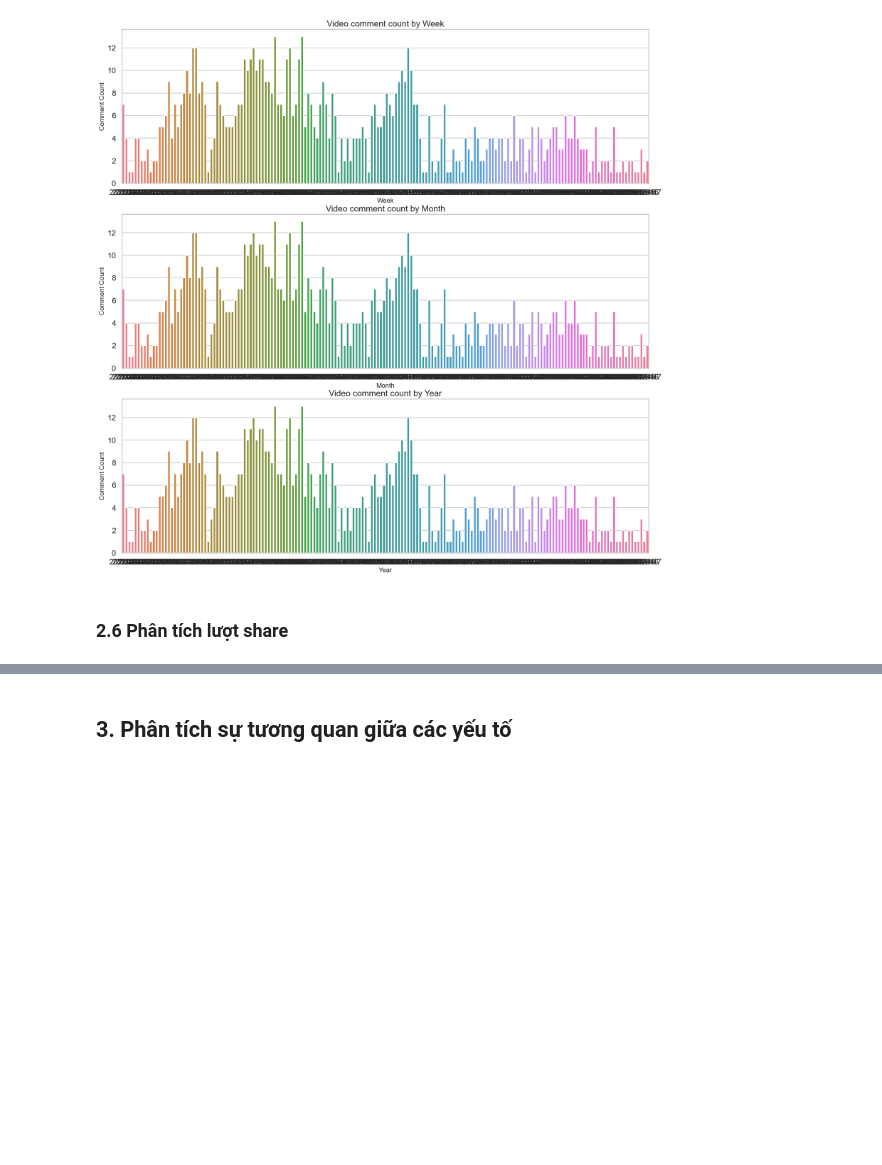
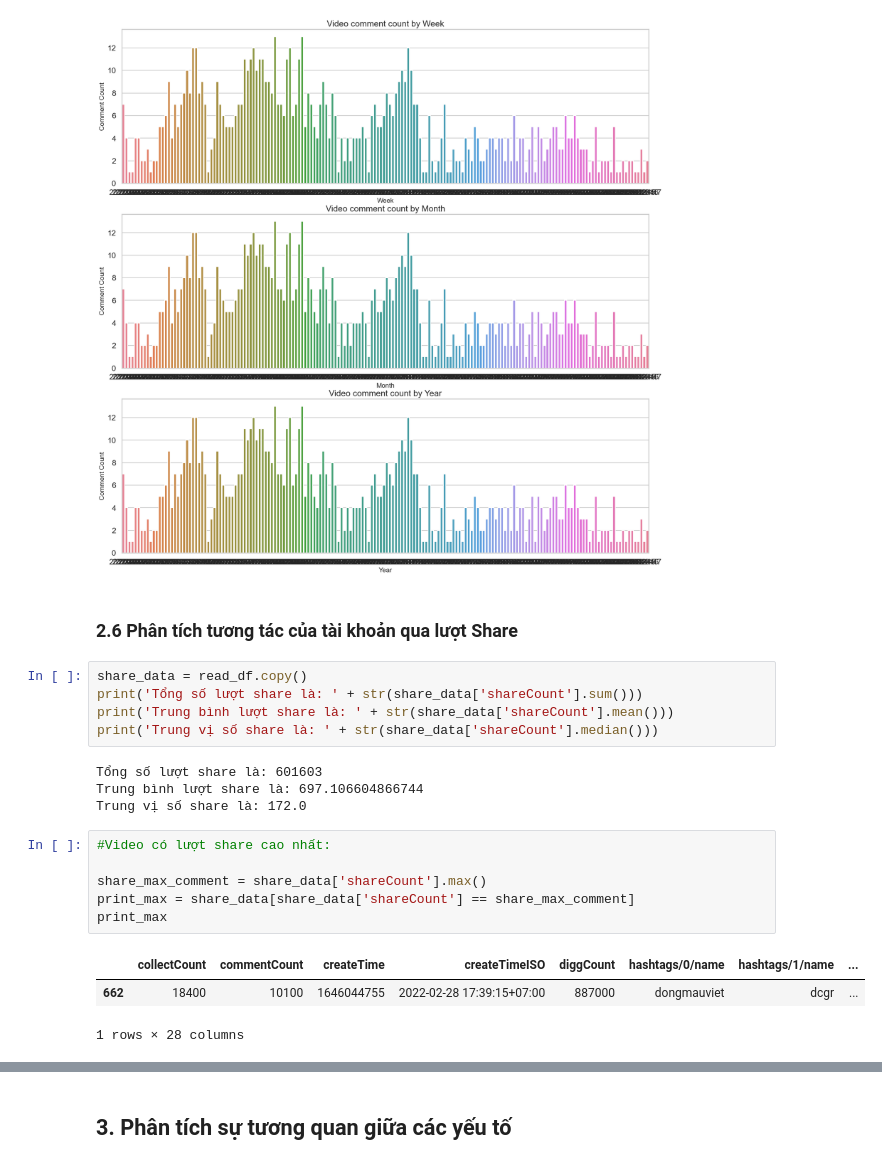
Before and after one commit to dattotien/Tiktok_profile, a Jupyter notebook: BTL.ipynb, the cells around one changed output, grey strips where cells are left out. Drawn from its saved outputs; the diff is of its cells as text; blank space fills up the shorter version.

```diff
--- a/BTL.ipynb
+++ b/BTL.ipynb
@@ -1347,4 +1412,23 @@ axes[2].set_title('Video comment count by Year', fontsize =18)
 Text(0.5, 1.0, 'Video comment count by Year')
 [figure]
 # %% [markdown]
-### 2.6 Phân tích lượt share
+### 2.6 Phân tích tương tác của tài khoản qua lượt Share
+# %%
+share_data = read_df.copy()
+print('Tổng số lượt share là: ' + str(share_data['shareCount'].sum()))
+print('Trung bình lượt share là: ' + str(share_data['shareCount'].mean()))
+print('Trung vị số share là: ' + str(share_data['shareCount'].median()))
+# %% [output]
+Tổng số lượt share là: 601603
+Trung bình lượt share là: 697.106604866744
+Trung vị số share là: 172.0
+# %%
+#Video có lượt share cao nhất:
+
+share_max_comment = share_data['shareCount'].max()
+print_max = share_data[share_data['shareCount'] == share_max_comment]
+print_max
+# %% [output]
+|  | collectCount | commentCount | createTime | createTimeISO | diggCount | hashtags/0/name | hashtags/1/name | ... |
+| 662 | 18400 | 10100 | 1646044755 | 2022-02-28 17:39:15+07:00 | 887000 | dongmauviet | dcgr | ... |
+1 rows × 28 columns
```
Also changed, not shown: parts of 21 cells of this notebook.
